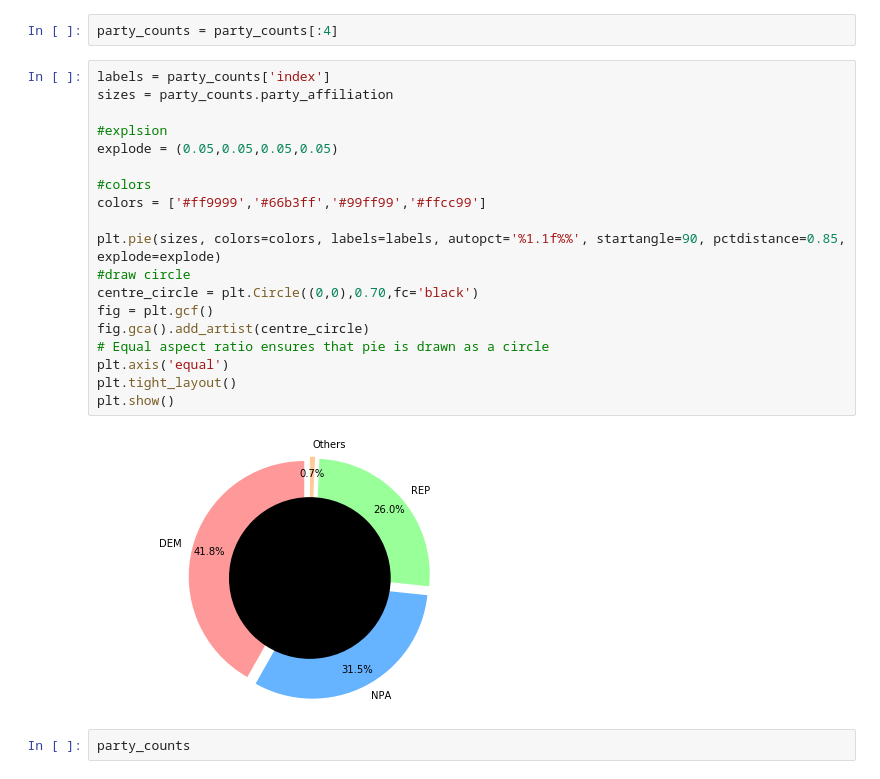
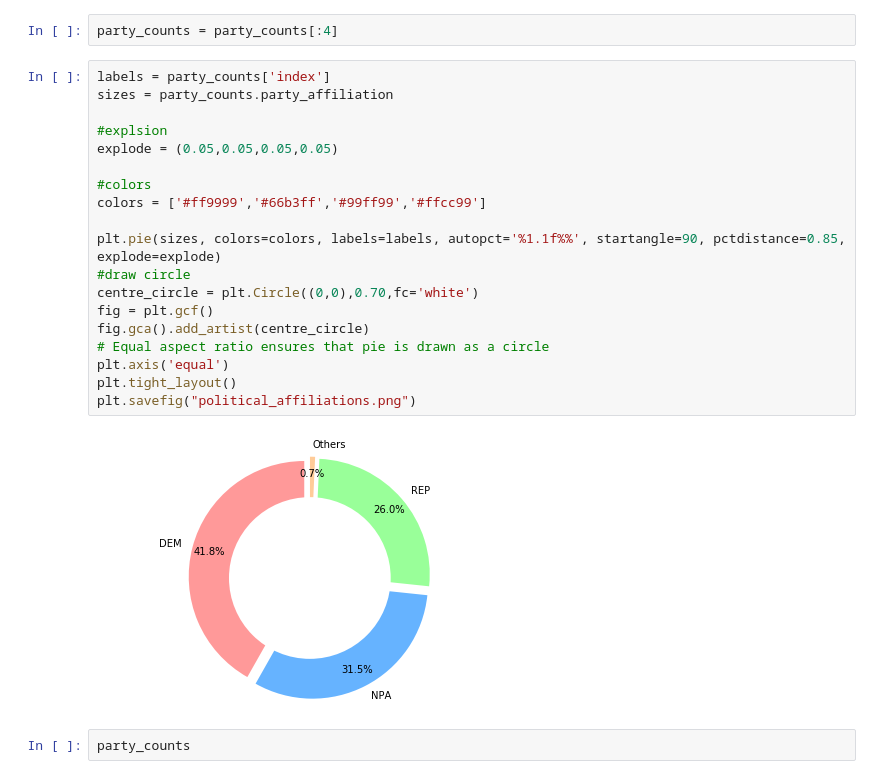
Before and after one commit to ParasAvkirkar/PoliticalPolarizationAndMarriage, a Jupyter notebook: exploration.ipynb, the cells around one changed output. Saved outputs shown, nothing was run; the diff lists cells and outputs as text.

Commit message:
Added plots and figures

```diff
--- a/exploration.ipynb
+++ b/exploration.ipynb
@@ -213,24 +211,24 @@ party_counts = party_counts[:4]
 # %%
 labels = party_counts['index']
 sizes = party_counts.party_affiliation
 
 #explsion
 explode = (0.05,0.05,0.05,0.05)
 
 #colors
 colors = ['#ff9999','#66b3ff','#99ff99','#ffcc99']
 
 plt.pie(sizes, colors=colors, labels=labels, autopct='%1.1f%%', startangle=90, pctdistance=0.85, explode=explode)
 #draw circle
-centre_circle = plt.Circle((0,0),0.70,fc='black')
+centre_circle = plt.Circle((0,0),0.70,fc='white')
 fig = plt.gcf()
 fig.gca().add_artist(centre_circle)
 # Equal aspect ratio ensures that pie is drawn as a circle
 plt.axis('equal')
 plt.tight_layout()
-plt.show()
+plt.savefig("political_affiliations.png")
 # %% [output]
-[figure, old version]
+[figure, new version]
 # %%
 party_counts
 # %% [output]
```
Also changed, not shown: parts of 4 cells of this notebook, 2 other files.
